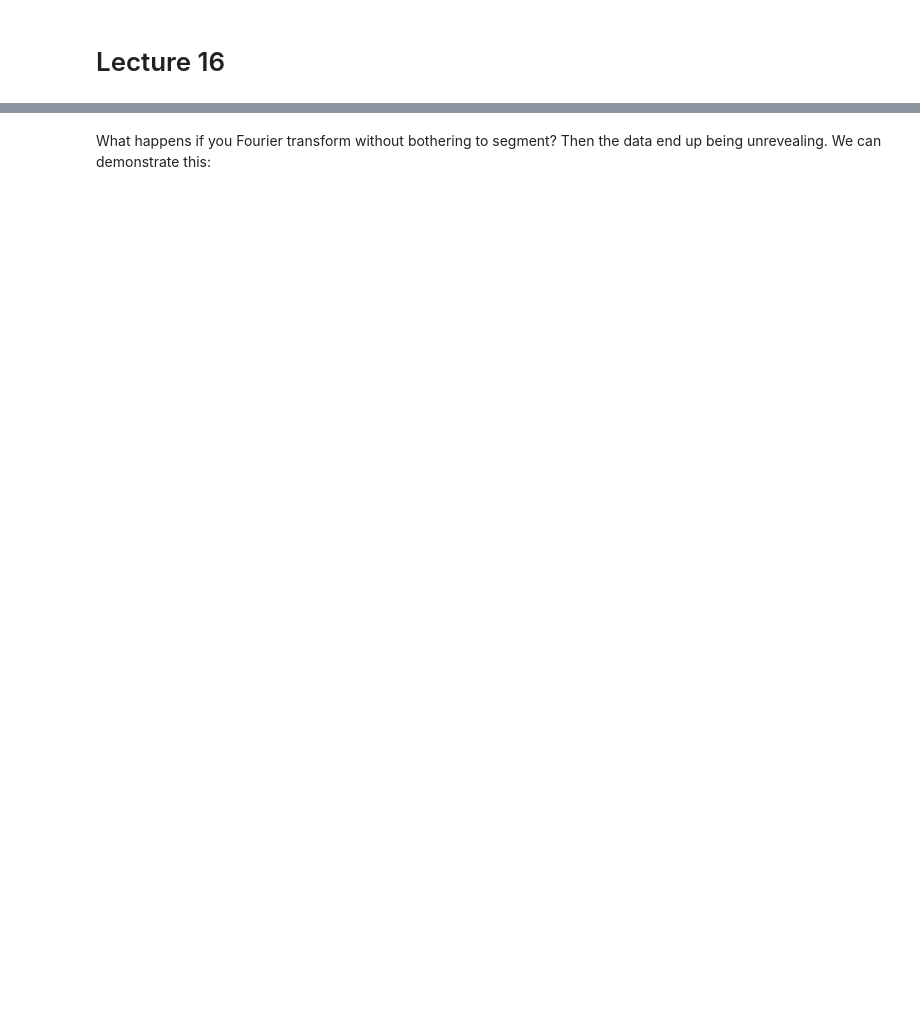
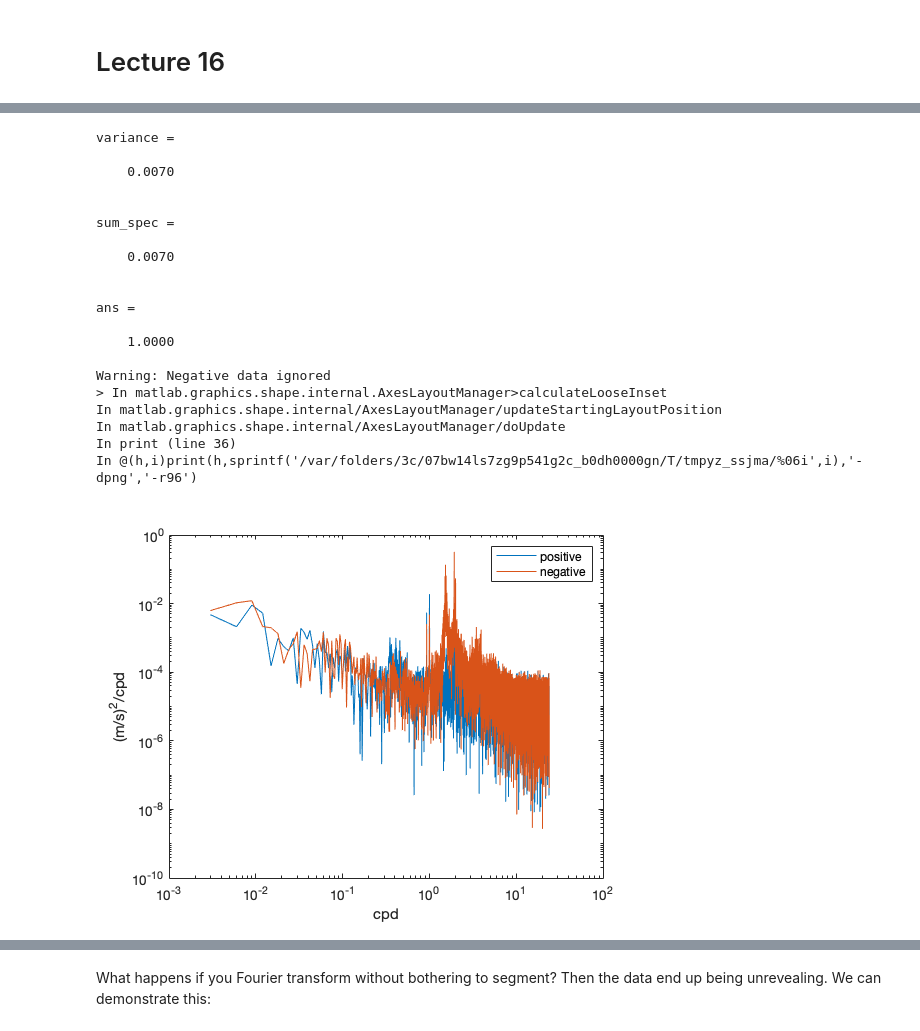
Before and after one commit to malford11/SIO221a_Github_code, a Jupyter notebook: lectures/SIO221a_Lecture16_MATLAB.ipynb, the cells around one changed output, grey strips where cells are left out. Cells and saved outputs as stored; diff of their text form; code cells hidden in the pictures; blank space fills up the shorter version.

```diff
--- a/lectures/SIO221a_Lecture16_MATLAB.ipynb
+++ b/lectures/SIO221a_Lecture16_MATLAB.ipynb
@@ -8,0 +100,54 @@ Concepts covered: Cross-covariance, cross-spectrum, coherence
+# %%
+%Now we compute the rotary spectrum.
+data=detrend(data);
+a=fft(data); %Note we keep all the coefficients instead of throwing out half.
+a=fftshift(a); %And now we use fftshift to rearrange them to have 0 frequency in the middle.
+N=length(data);
+amp=abs(a).^2; % for even N
+
+%% which freqs do these correspond to?
+T=dt*N;
+
+df=1/T;
+fn=1/2/dt;
+
+%Now frequency goes from negative fn to positive fn:
+f=-N/2*df:df:N/2*df-df;
+
+amp = amp / N.^2; % first correct for the MATLAB normalization
+%amp = amp .* 2; %Now we keep the whole spectrum so we do not multiply by 2.
+amp = amp / df; % this is then the definition of the spectrum
+
+variance=nanmean(abs(data).^2)
+sum_spec=sum(amp)*df
+sum_spec / variance
+%Check!  It gives the variance.
+
+
+figure(2)
+loglog(f,amp,-f,amp)
+legend('positive','negative')
+ylabel('(m/s)^2/cpd')
+xlabel('cpd')
+# %% [output]
+variance =
+
+    0.0070
+
+
+sum_spec =
+
+    0.0070
+
+
+ans =
+
+    1.0000
+
+Warning: Negative data ignored
+> In matlab.graphics.shape.internal.AxesLayoutManager>calculateLooseInset
+In matlab.graphics.shape.internal/AxesLayoutManager/updateStartingLayoutPosition
+In matlab.graphics.shape.internal/AxesLayoutManager/doUpdate
+In print (line 36)
+In @(h,i)print(h,sprintf('/var/folders/3c/07bw14ls7zg9p541g2c_b0dh0000gn/T/tmpyz_ssjma/%06i',i),'-dpng','-r96')
+[figure, added]
```
Also changed, not shown: parts of 13 cells of this notebook, 11 other files.
